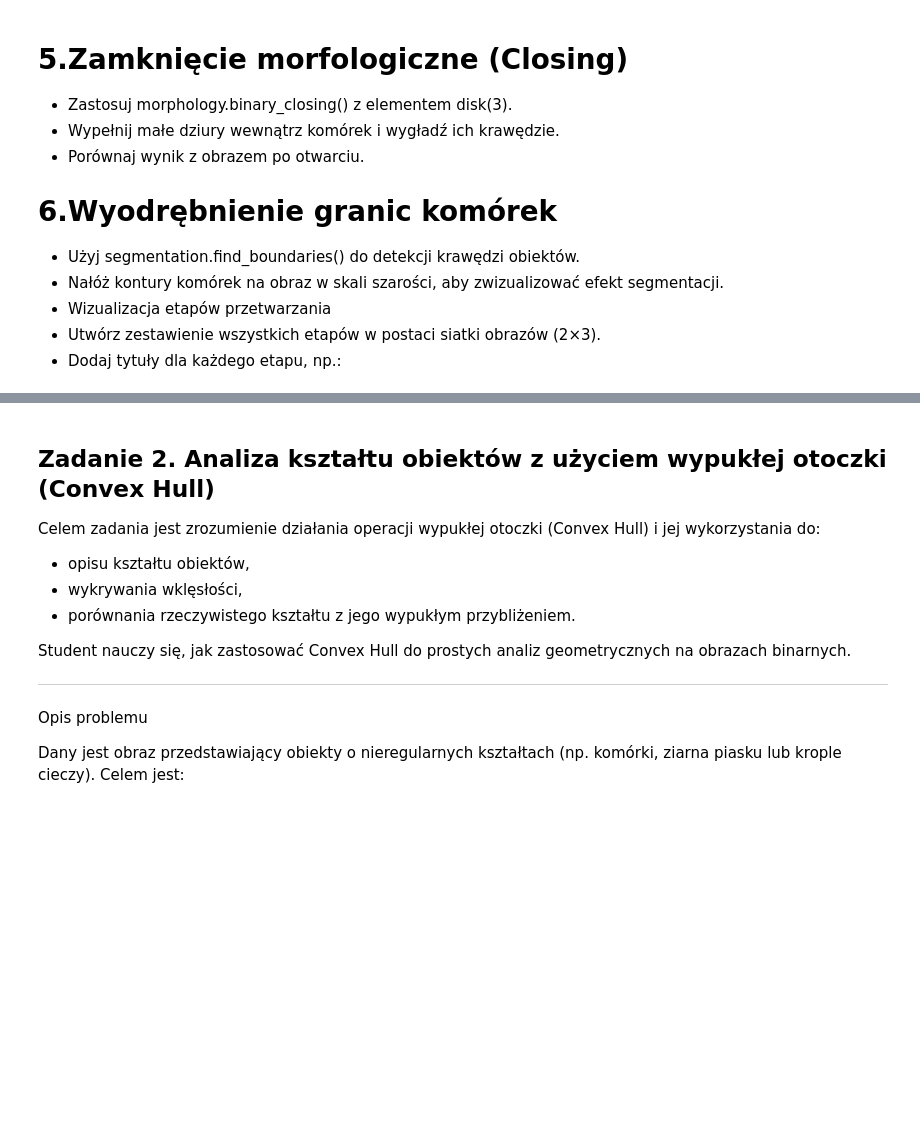
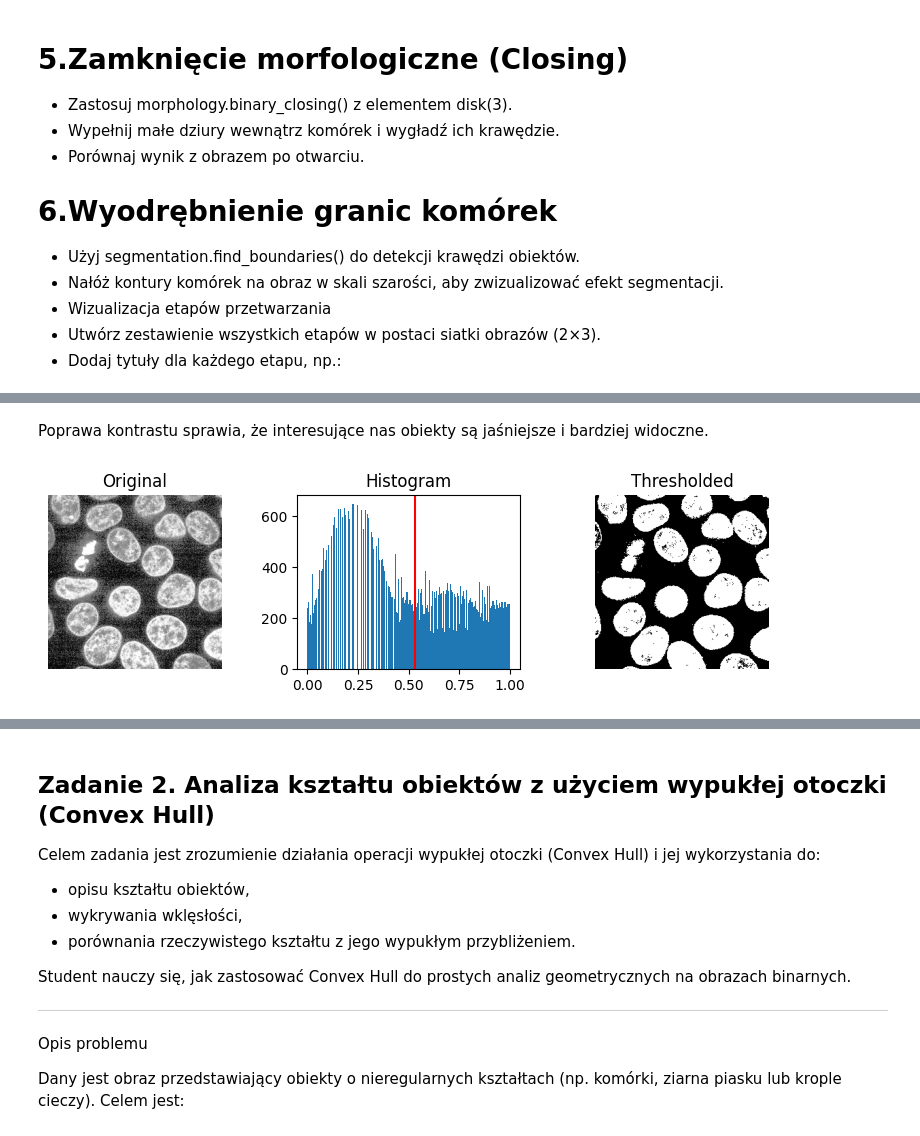
Before and after one commit to pswierzy/ImageAnalysis, a Jupyter notebook: Lab02/Lab_2_Morfologia_matematyczna_zadania.ipynb, the cells around one changed output, grey strips where cells are left out. Cells and saved outputs as stored; diff of their text form; code cells hidden in the pictures; blank space fills up the shorter version.

```diff
--- a/Lab02/Lab_2_Morfologia_matematyczna_zadania.ipynb
+++ b/Lab02/Lab_2_Morfologia_matematyczna_zadania.ipynb
@@ -455,0 +479,28 @@ Użyj funkcji exposure.equalize_hist() w celu wyrównania histogramu jasności.
+# %% [markdown]
+Poprawa kontrastu sprawia, że interesujące nas obiekty są jaśniejsze i bardziej widoczne.
+# %%
+thresh = 0.53
+binary_img = eqalized_img > thresh
+
+fig, axes = plt.subplots(ncols=3, figsize=(8, 2.5))
+ax = axes.ravel()
+ax[0] = plt.subplot(1, 3, 1)
+ax[1] = plt.subplot(1, 3, 2)
+ax[2] = plt.subplot(1, 3, 3)
+
+ax[0].imshow(eqalized_img, cmap=plt.cm.gray)
+ax[0].set_title('Original')
+ax[0].axis('off')
+
+ax[1].hist(eqalized_img.ravel(), bins=256)
+ax[1].set_title('Histogram')
+ax[1].axvline(thresh, color='r')
+
+ax[2].imshow(binary_img, cmap=plt.cm.gray)
+ax[2].set_title('Thresholded')
+ax[2].axis('off')
+
+plt.tight_layout()
+plt.show()
+# %% [output]
+[figure, added]
```
Also changed, not shown: parts of 21 cells of this notebook.
